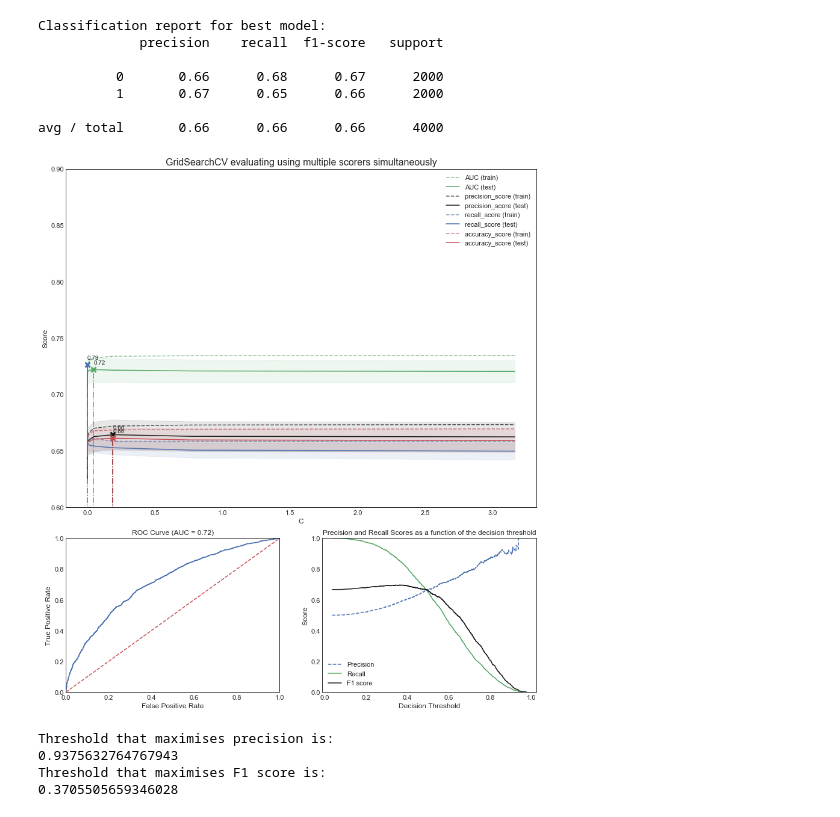
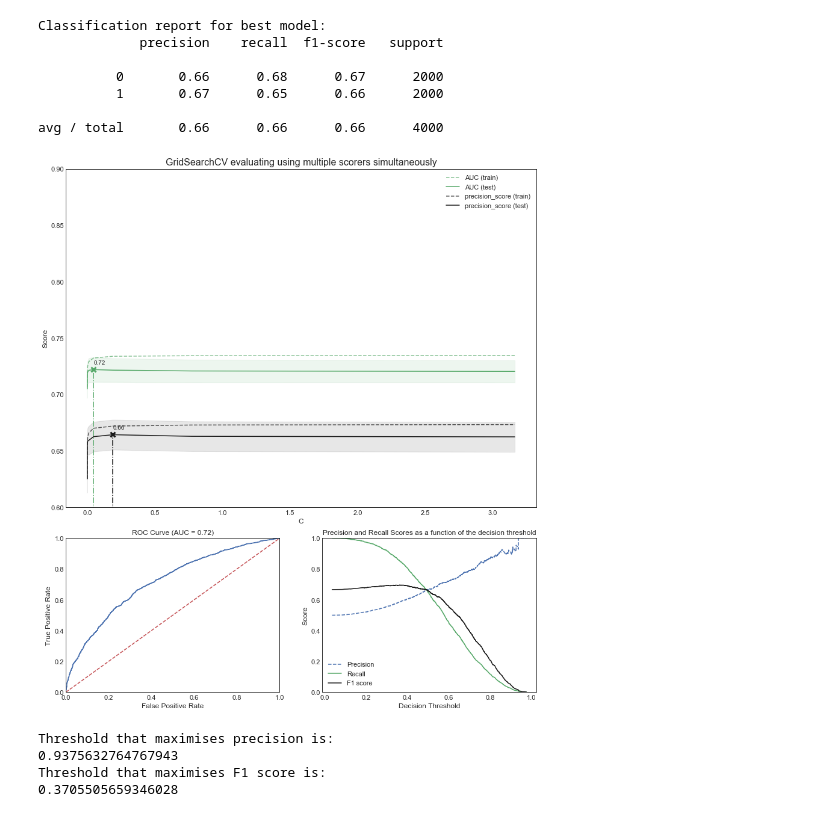
Before and after one commit to genagibson/cs109a_LendingClub, a Jupyter notebook: notebooks/others/Playing with models GG V3.ipynb, the cells around one changed output. Saved outputs shown, nothing was run; the diff lists cells and outputs as text; code cells hidden in the pictures.

```diff
--- a/notebooks/others/Playing with models GG V3.ipynb
+++ b/notebooks/others/Playing with models GG V3.ipynb
@@ -454,7 +454,7 @@ ax0.set_ylabel("Score")
 X_axis = np.array(results['param_'+param_to_plot].data, dtype=float)
 
 # Plot the first two scorers
-for scorer, color in zip(scoring, ['g', 'k', 'b', 'r']):
+for scorer, color in zip(scoring, ['g', 'k']):
     for sample, style in (('train', '--'), ('test', '-')):
         sample_score_mean = results['mean_%s_%s' % (sample, scorer)]
         sample_score_std = results['std_%s_%s' % (sample, scorer)]
@@ -474,34 +474,34 @@ for scorer, color in zip(scoring, ['g', 'k', 'b', 'r']):
 
     # Annotate the best score for that scorer
     ax0.annotate("%0.2f" % best_score,
                 (X_axis[best_index], best_score + 0.005))
 
 ax0.legend(loc="best");
 
 # --------------------------
 # Make graphs to show ROC and Precision-recall curves
 # --------------------------
 
 # ROC plot
 ax1.set_title("ROC Curve (AUC = %0.2f)"% roc_auc_score(y_test, y_test_pred_prob))
 ax1.plot(fpr, tpr, 'b')
 ax1.plot([0,1], [0,1], 'r--')
 ax1.set_xlim([0,1])
 ax1.set_ylim([0,1])
 ax1.set_ylabel('True Positive Rate')
 ax1.set_xlabel('False Positive Rate');
 
 # Precision-recall plot
 ax2.set_title("Precision and Recall Scores as a function of the decision threshold")
 ax2.plot(thresholds, p[:-1], "b--", label = "Precision")
 ax2.plot(thresholds, r[:-1], "g-", label = "Recall")
 ax2.plot(thresholds, F1, "k", label = "F1 score")
 ax2.set_ylim([0,1])
 ax2.set_ylabel("Score")
 ax2.set_xlabel("Decision Threshold")
 ax2.legend(loc = "best");
 # %% [output]
-[figure, old version]
+[figure, new version]
 # %%
 # --------------------------
 # Find the best thresholds to maximise precision and F1 scores
```
